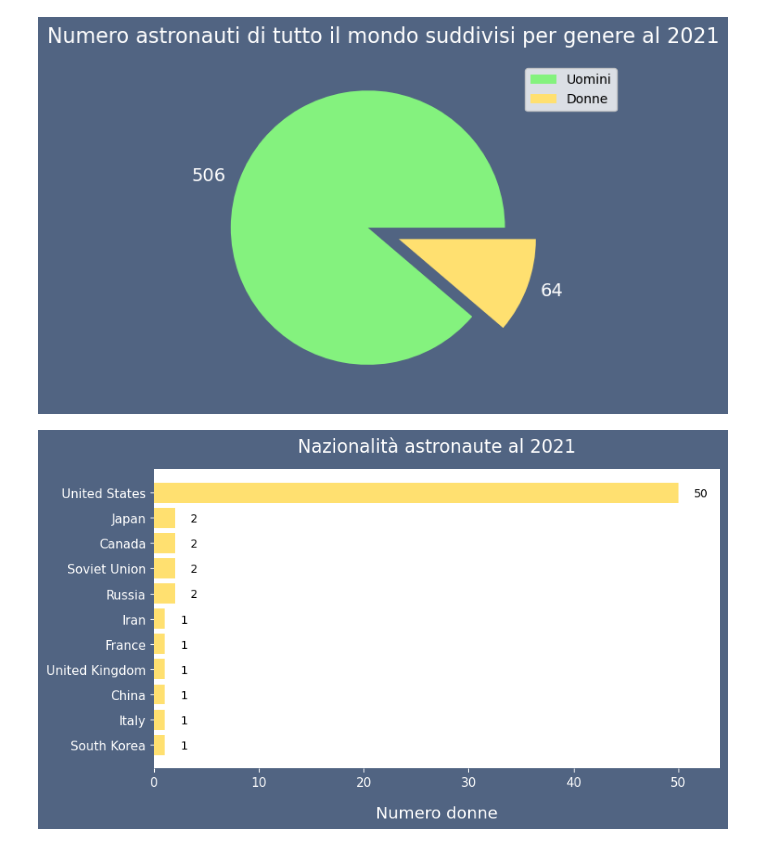
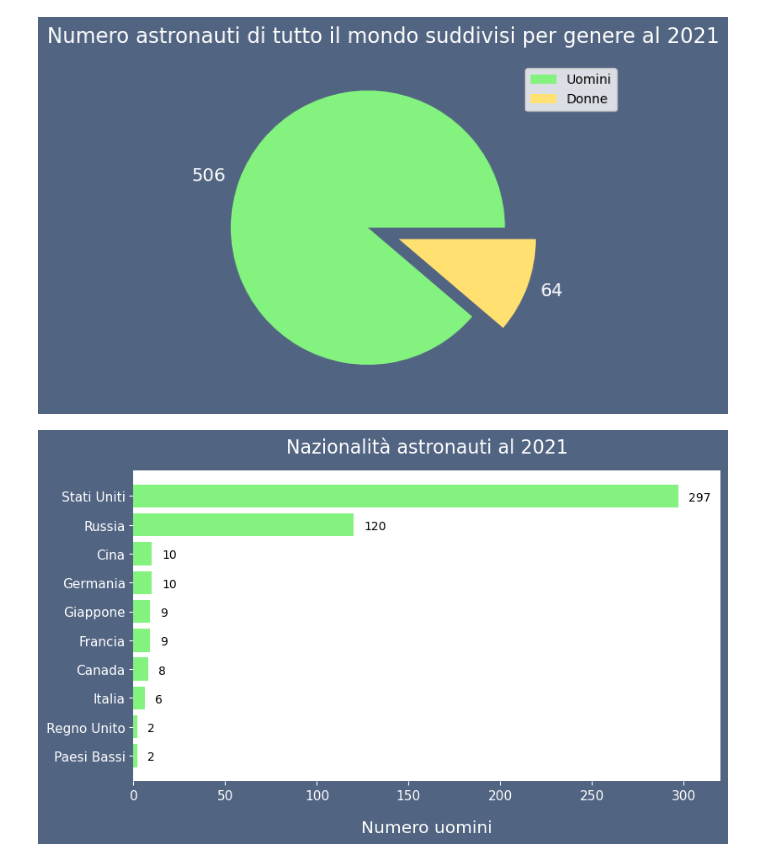
Before and after one commit to justcivah/visualizzazione-scientifica, a Jupyter notebook: grafici.ipynb, the cells around one changed output. Saved outputs shown, nothing was run; the diff lists cells and outputs as text; code cells hidden in the pictures.

```diff
--- a/grafici.ipynb
+++ b/grafici.ipynb
@@ -413,39 +413,40 @@ plt.legend(['Uomini', 'Donne', 'Altri Paesi'], bbox_to_anchor=(1.2, 1), loc='upp
 plt.savefig('g13.png', dpi=400, bbox_inches='tight')
 # %% [output]
 [figure]
-# %%
-astronauts = pd.read_csv('data/international-astronaut-database.csv', sep=',', index_col=0)
-#"Name","Country","Gender","Flights","Total Flights","Total Flight Time (ddd:hh:mm)"
-woman_astronauts = astronauts[astronauts['Gender'] == 'Woman']
-countries = woman_astronauts['Country'].tolist()
-
-count = {}
-for country in countries:
-    if count.get(country, 0) == 0:
-        count[country] = 1
-    else:
-        count[country] = count[country] + 1
-
-countries = pd.Series(count)
-countries = countries.sort_values(ascending=False)
-
-y = countries.index.tolist()
-x = countries.values.tolist()
-
-fig, ax = plt.subplots(figsize=(9, 4.8))
-
-
-for i, v in enumerate(x): ax.text(v + 1.5, i + .16, str(v))
-
-
-ax.barh(y, x, color='#ffe070')
-ax.invert_yaxis()
-
-ax.set_title('Nazionalità astronaute al 2021')
-ax.set_xlabel('Numero donne')
-plt.xlim(0, 54)
-
-#plt.show()
-plt.savefig('g14.png', dpi=400, bbox_inches='tight')
-# %% [output]
-[figure, removed]
+# %%
+astronauts = pd.read_csv('data/international-astronaut-database.csv', sep=',', index_col=0)
+#"Name","Country","Gender","Flights","Total Flights","Total Flight Time (ddd:hh:mm)"
+woman_astronauts = astronauts[astronauts['Gender'] == 'Man']
+countries = woman_astronauts['Country'].tolist()
+
+count = {}
+for country in countries:
+    if count.get(country, 0) == 0:
+        count[country] = 1
+    else:
+        count[country] = count[country] + 1
+
+countries = pd.Series(count)
+countries = countries.sort_values(ascending=False)
+countries = countries[:10]
+
+y = countries.index.tolist()
+x = countries.values.tolist()
+
+fig, ax = plt.subplots(figsize=(9, 4.8))
+
+
+for i, v in enumerate(x): ax.text(v + 5.5, i + .16, str(v))
+
+
+ax.barh(y, x, color='#84f27e')
+ax.invert_yaxis()
+
+ax.set_title('Nazionalità astronauti al 2021')
+ax.set_xlabel('Numero uomini')
+plt.xlim(0, 320)
+
+#plt.show()
+plt.savefig('g14.png', dpi=400, bbox_inches='tight')
+# %% [output]
+[figure, added]
```
Also changed, not shown: parts of 5 cells of this notebook.
